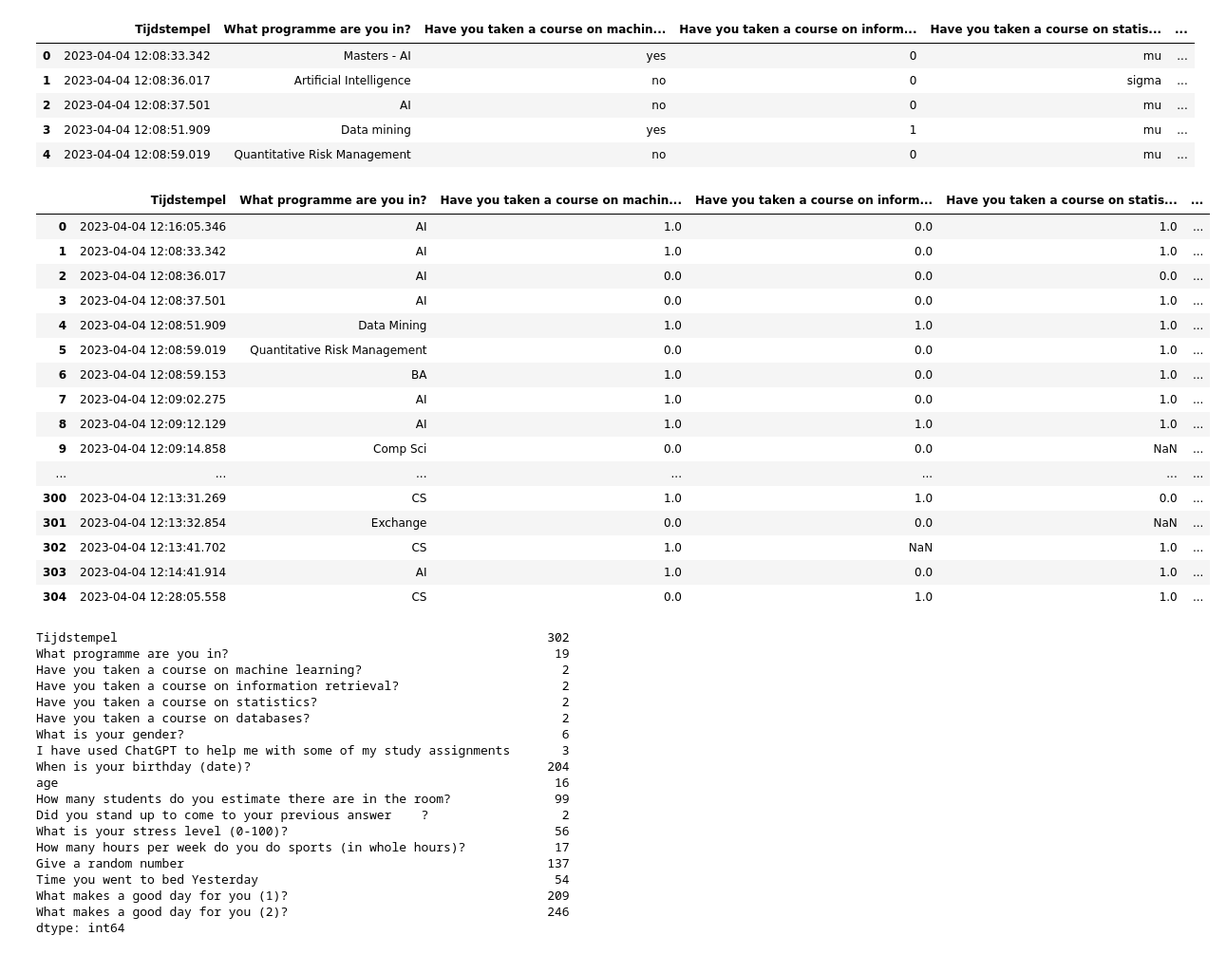
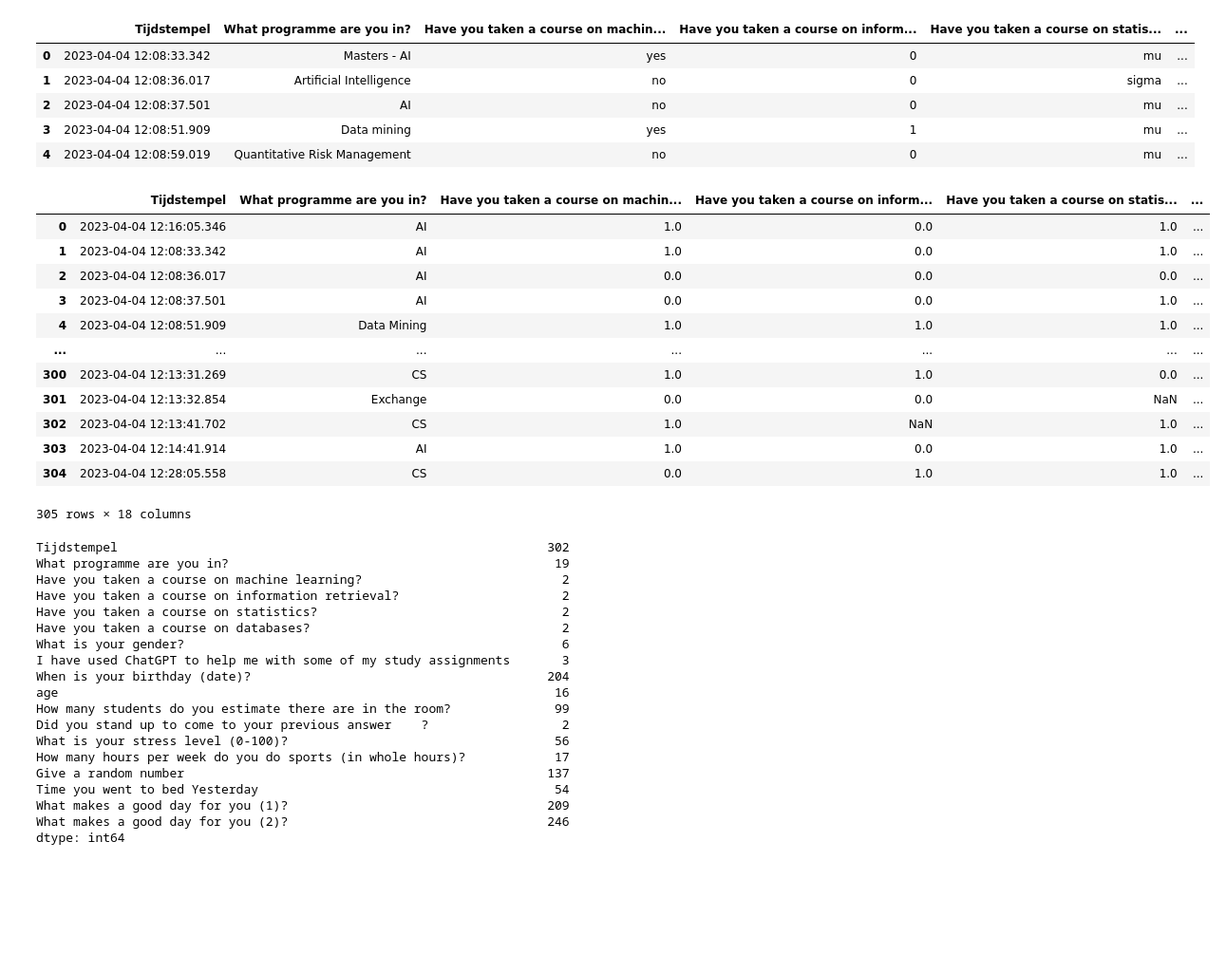
Before and after one commit to Mohammed-majeed/DMT_VU, a Jupyter notebook: DMT_Assignment_1.ipynb, the cells around one changed output. Shown at 95% size. Saved outputs shown, nothing was run; the diff lists cells and outputs as text; code cells hidden in the pictures; blank space fills up the shorter version.

```diff
--- a/DMT_Assignment_1.ipynb
+++ b/DMT_Assignment_1.ipynb
@@ -5,7 +5,7 @@ import re
 import warnings
 warnings.filterwarnings('ignore')
 # %%
-pd.set_option('display.max_rows', None)
+# pd.set_option('display.max_rows', None)
 # %%
 df = pd.read_excel("ODI-2023.xlsx")
 df.head()
@@ -225,25 +225,21 @@ df.to_excel('my_data.xlsx', index=False)
 # %%
 # df['What programme are you in?'].nunique()
 # %%
-c = pd.read_csv("my_data.csv")
-# c = c.shift(1).fillna(0)
-c
+df = pd.read_csv("new_data_before_miss_value.csv")
-# %% [output]
-|  | Tijdstempel | What programme are you in? | Have you taken a course on machin... | Have you taken a course on inform... | Have you taken a course on statis... | ... |
-| 0 | 2023-04-04 12:16:05.346 | AI | 1.0 | 0.0 | 1.0 | ... |
-| 1 | 2023-04-04 12:08:33.342 | AI | 1.0 | 0.0 | 1.0 | ... |
-| 2 | 2023-04-04 12:08:36.017 | AI | 0.0 | 0.0 | 0.0 | ... |
-| 3 | 2023-04-04 12:08:37.501 | AI | 0.0 | 0.0 | 1.0 | ... |
-| 4 | 2023-04-04 12:08:51.909 | Data Mining | 1.0 | 1.0 | 1.0 | ... |
-| 5 | 2023-04-04 12:08:59.019 | Quantitative Risk Management | 0.0 | 0.0 | 1.0 | ... |
-| 6 | 2023-04-04 12:08:59.153 | BA | 1.0 | 0.0 | 1.0 | ... |
-| 7 | 2023-04-04 12:09:02.275 | AI | 1.0 | 0.0 | 1.0 | ... |
-| 8 | 2023-04-04 12:09:12.129 | AI | 1.0 | 1.0 | 1.0 | ... |
-| 9 | 2023-04-04 12:09:14.858 | Comp Sci | 0.0 | 0.0 | NaN | ... |
-| ... | ... | ... | ... | ... | ... | ... |
-| 300 | 2023-04-04 12:13:31.269 | CS | 1.0 | 1.0 | 0.0 | ... |
-| 301 | 2023-04-04 12:13:32.854 | Exchange | 0.0 | 0.0 | NaN | ... |
-| 302 | 2023-04-04 12:13:41.702 | CS | 1.0 | NaN | 1.0 | ... |
-| 303 | 2023-04-04 12:14:41.914 | AI | 1.0 | 0.0 | 1.0 | ... |
-| 304 | 2023-04-04 12:28:05.558 | CS | 0.0 | 1.0 | 1.0 | ... |
+# %%
+df
+# %% [output]
+|  | Tijdstempel | What programme are you in? | Have you taken a course on machin... | Have you taken a course on inform... | Have you taken a course on statis... | ... |
+| 0 | 2023-04-04 12:16:05.346 | AI | 1.0 | 0.0 | 1.0 | ... |
+| 1 | 2023-04-04 12:08:33.342 | AI | 1.0 | 0.0 | 1.0 | ... |
+| 2 | 2023-04-04 12:08:36.017 | AI | 0.0 | 0.0 | 0.0 | ... |
+| 3 | 2023-04-04 12:08:37.501 | AI | 0.0 | 0.0 | 1.0 | ... |
+| 4 | 2023-04-04 12:08:51.909 | Data Mining | 1.0 | 1.0 | 1.0 | ... |
+| ... | ... | ... | ... | ... | ... | ... |
+| 300 | 2023-04-04 12:13:31.269 | CS | 1.0 | 1.0 | 0.0 | ... |
+| 301 | 2023-04-04 12:13:32.854 | Exchange | 0.0 | 0.0 | NaN | ... |
+| 302 | 2023-04-04 12:13:41.702 | CS | 1.0 | NaN | 1.0 | ... |
+| 303 | 2023-04-04 12:14:41.914 | AI | 1.0 | 0.0 | 1.0 | ... |
+| 304 | 2023-04-04 12:28:05.558 | CS | 0.0 | 1.0 | 1.0 | ... |
+305 rows × 18 columns
 # %%
```
Also changed, not shown: parts of 16 cells of this notebook, 5 other files.
